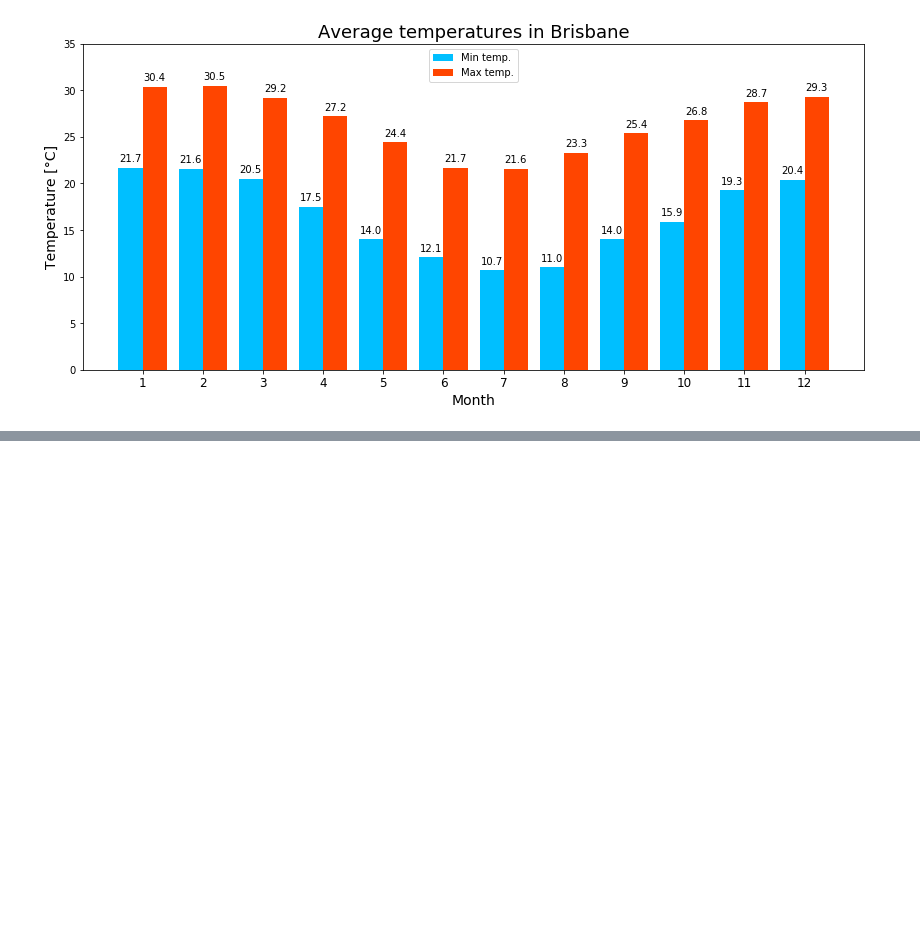
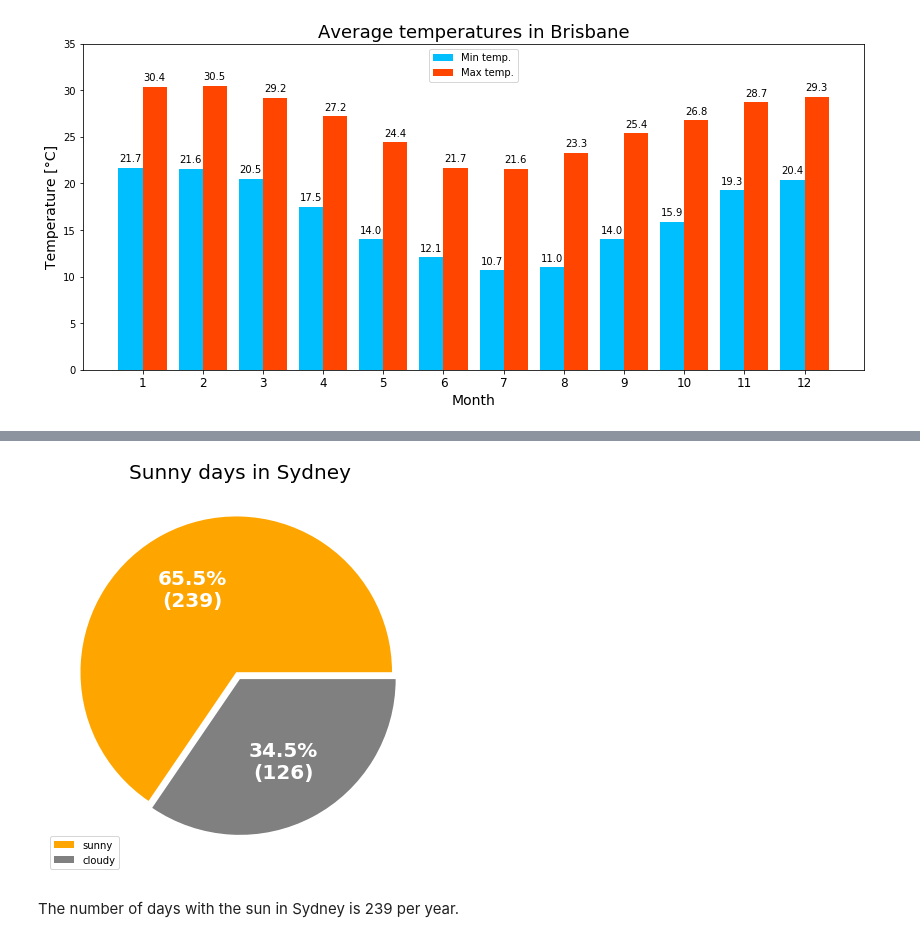
Before and after one commit to mcwilk/Australian-weather-analysis, a Jupyter notebook: WeatherAnalysis.ipynb, the cells around one changed output, grey strips where cells are left out. Saved outputs shown, nothing was run; the diff lists cells and outputs as text; code cells hidden in the pictures; blank space fills up the shorter version.

Commit message:
question 3

```diff
--- a/WeatherAnalysis.ipynb
+++ b/WeatherAnalysis.ipynb
@@ -111,6 +136,7 @@ weather_data.fillna(method = 'ffill', inplace = True)
 weather_data['Year'] = weather_data['Date'].dt.year.astype('int16')
 weather_data['Month'] = weather_data['Date'].dt.month.astype('int16')
 weather_data['AvgHumidity'] = (weather_data['Humidity9am'] + weather_data['Humidity3pm'])/2
+weather_data['AvgCloud'] = (weather_data['Cloud9am'] + weather_data['Cloud3pm'])/2
 weather_data.head()
 # %% [output]
 |  | Date | Location | MinTemp | MaxTemp | Rainfall | Humidity9am | Humidity3pm | Pressure9am | Pressure3pm | ... |
@@ -227,0 +256,5 @@ plt.show()
+# %%
+city_condition = weather_data['Location'] == 'Sydney'
+
+question3_df = weather_data[['Location', 'Date', 'AvgCloud']][city_condition]
+question3_df
@@ -227,0 +294,2 @@ plt.show()
+# %%
+question3_df.dropna(how='any', inplace=True)
@@ -227,0 +315,31 @@ plt.show()
+# %%
+all_days = len(question3_df)
+sunny_days = question3_df['AvgCloud'][question3_df['AvgCloud']<6].count()
+cloudy_days = question3_df['AvgCloud'][question3_df['AvgCloud']>=6].count()
+
+num_sunny = int(365.25*(sunny_days/all_days))
+num_cloudy = int(365.25*(cloudy_days/all_days))
+# %%
+days = [num_sunny, num_cloudy]
+labels = ['sunny', 'cloudy']
+
+def func(pct, allvals):
+    absolute = int(round(pct/100.*np.sum(allvals)))
+    return "{:.1f}%\n({})".format(pct, absolute)
+
+fig, ax = plt.subplots(figsize=(8, 6), subplot_kw=dict(aspect="equal"))
+
+explode = (0.05, 0)
+
+wedges, texts, autotexts = ax.pie(days, autopct=lambda pct: func(pct, days), textprops=dict(color="w"),
+                                 colors=['orange', 'gray'], explode=explode)
+plt.title('Sunny days in Sydney', size=20)
+plt.setp(autotexts, size=20, weight="bold")
+plt.legend(labels)
+fig.tight_layout()
+
+plt.show()
+# %% [output]
+[figure, added]
+# %% [markdown]
+The number of days with the sun in Sydney is 239 per year.
```
Also changed, not shown: parts of 18 cells of this notebook.
